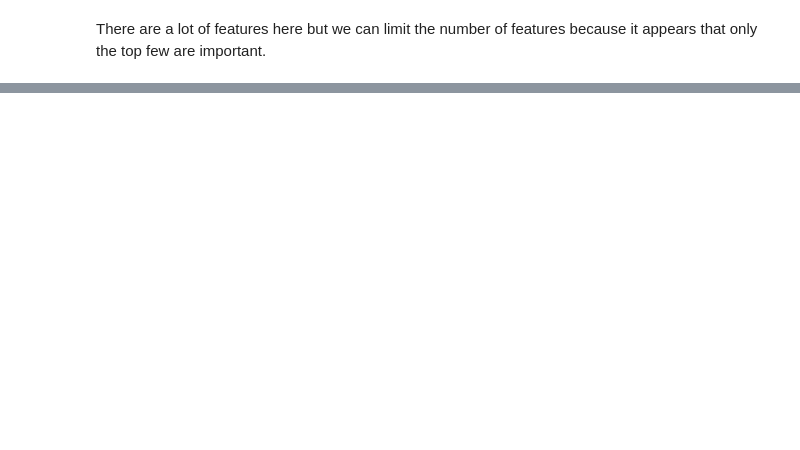
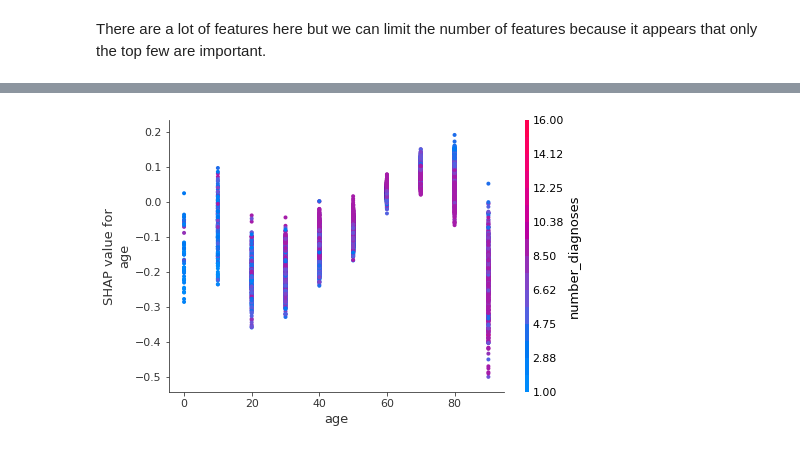
Before and after one commit to Sangha05/Diabetes_Readmission, a Jupyter notebook: Long Term Risk Prediction With XGBoost V1.ipynb, the cells around one changed output, grey strips where cells are left out. Cells and saved outputs as stored; diff of their text form; code cells hidden in the pictures; blank space fills up the shorter version.

```diff
--- a/Long Term Risk Prediction With XGBoost V1.ipynb
+++ b/Long Term Risk Prediction With XGBoost V1.ipynb
@@ -218,0 +244,4 @@ plt.show()
+# %%
+shap.dependence_plot('age', shap_values, X_test)
+# %% [output]
+[figure, added]
```
Also changed, not shown: parts of 21 cells of this notebook, 2 other files.
